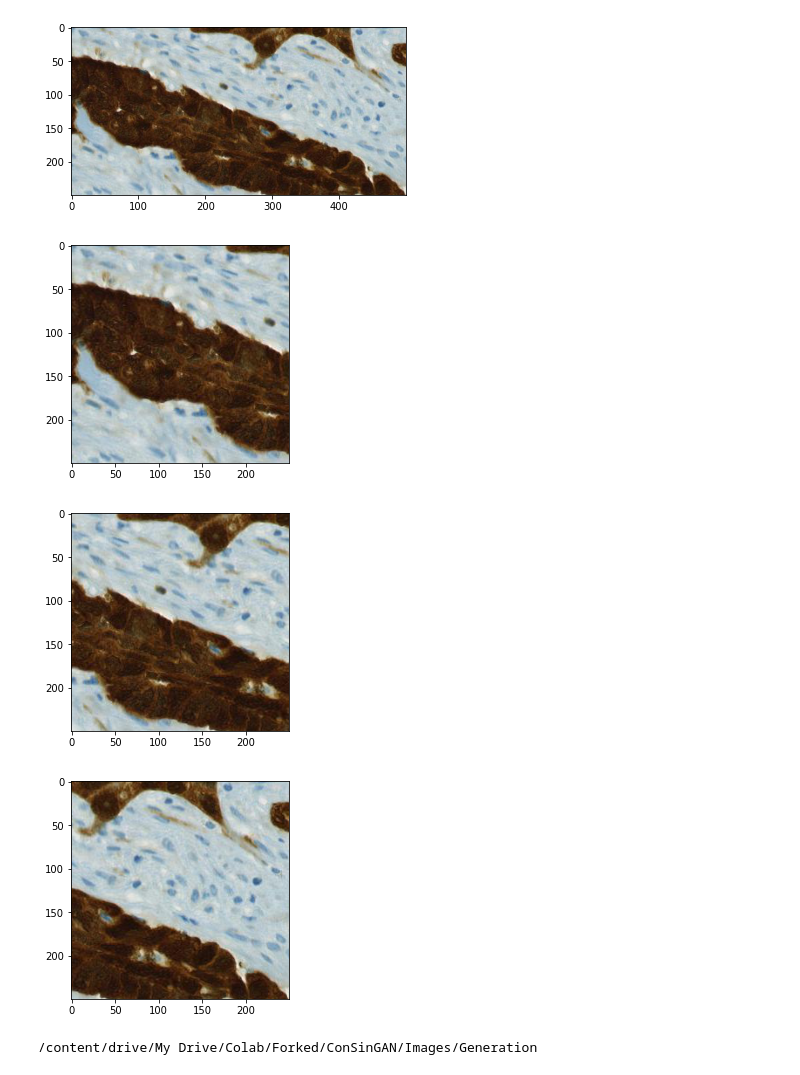
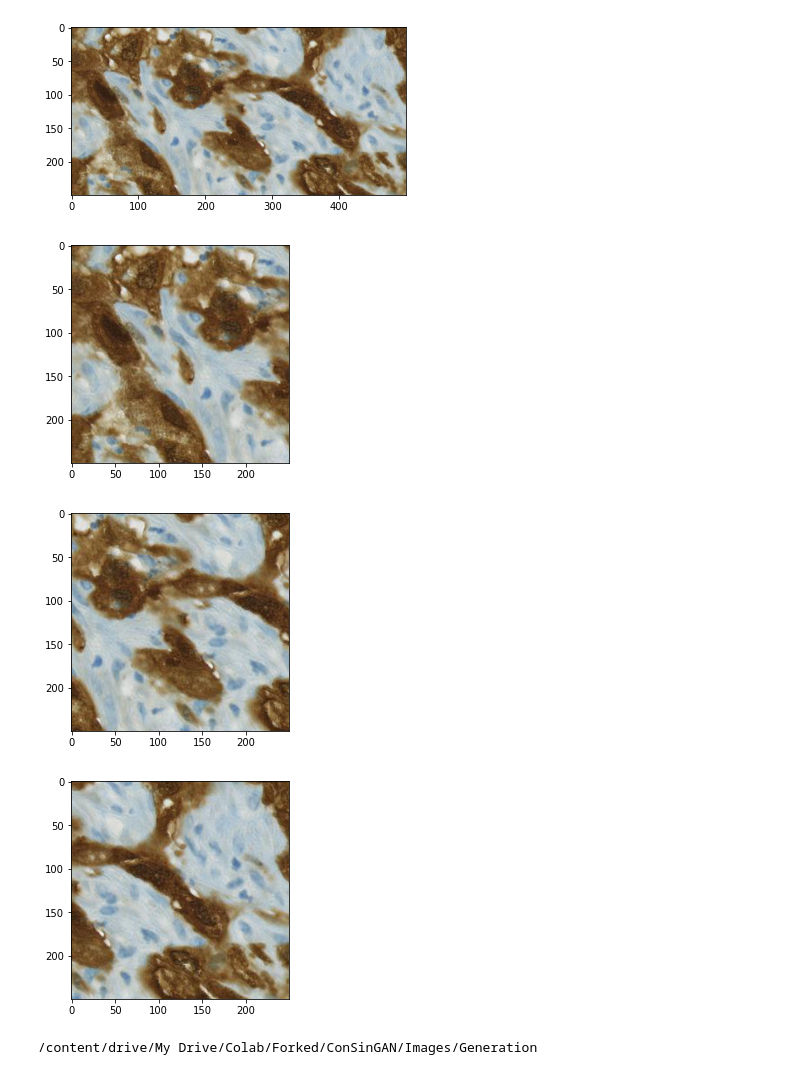
Before and after one commit to tboen1/ConSinGAN, a Jupyter notebook: PatchExtraction.ipynb, the cells around one changed output. Cells and saved outputs as stored; diff of their text form; code cells hidden in the pictures.

```diff
--- a/PatchExtraction.ipynb
+++ b/PatchExtraction.ipynb
@@ -21,25 +25,25 @@ def show(image):
 # %%
-x,y = [500,1300]
+x,y = [2000,2000]
 # %%
 full_patch = dark.crop((x,y,x+500,y+250))
 show(full_patch)
 # %% [output]
-[figure, old version]
+[figure, new version]
 # %%
 patch0 = full_patch.crop((0,0,250,250))
 patch1 = full_patch.crop((125,0,375,250))
 patch2 = full_patch.crop((250,0,500,250))
 # %%
 show(patch0)
-patch0.save(dir + 'dark_TMA_0.jpg')
+patch0.save(dir + 'dark_TMA_0X.jpg')
 show(patch1)
-patch1.save(dir + 'dark_TMA_1.jpg')
+patch1.save(dir + 'dark_TMA_1X.jpg')
 show(patch2)
-patch2.save(dir + 'dark_TMA_2.jpg')
+patch2.save(dir + 'dark_TMA_2X.jpg')
 # %% [output]
-[figure, old version]
+[figure, new version]
-[figure, old version]
+[figure, new version]
-[figure, old version]
+[figure, new version]
 # %%
 !pwd
 # %% [output]
```
Also changed, not shown: parts of 1 cell of this notebook.
